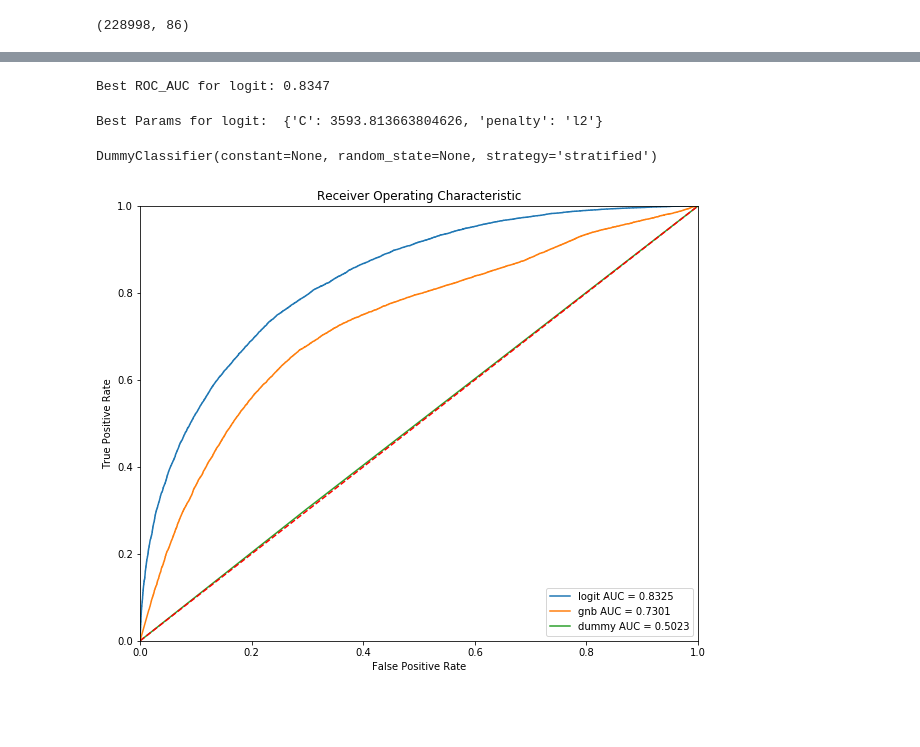
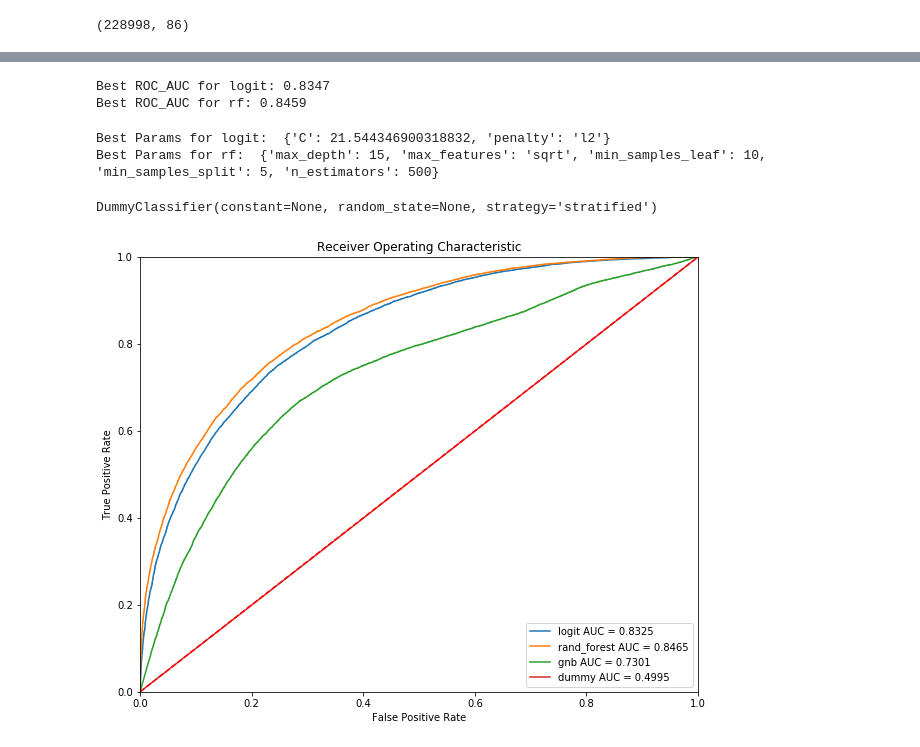
Before and after one commit to yiuhyuk/Project_3_Metis, a Jupyter notebook: all_lc_data_logit_model.ipynb, the cells around one changed output, grey strips where cells are left out. Saved outputs shown, nothing was run; the diff lists cells and outputs as text; code cells hidden in the pictures; blank space fills up the shorter version.

```diff
--- a/all_lc_data_logit_model.ipynb
+++ b/all_lc_data_logit_model.ipynb
@@ -302,6 +302,11 @@ x_norm_train = scaler.transform(x_train)
 x_norm_val = scaler.transform(x_val)
 x_norm_test = scaler.transform(x_test)
 x_norm_mid = scaler.transform(x_mid)
+
+# Change intercept back to 1
+x_norm_train[:,0] = 1
+x_norm_val[:,0] = 1
+x_norm_test[:,0] = 1
 # %%
 # Run CV with 5 folds (logit)
 
@@ -332,3 +337,18 @@ GridSearchCV(cv=5, error_score='raise-deprecating',
        1.66810e+02, 4.64159e+02, 1.29155e+03, 3.59381e+03, 1.00000e+04]), 'penalty': ['l2']},
        pre_dispatch='2*n_jobs', refit=True, return_train_score='warn',
        scoring='roc_auc', verbose=10)
+# %%
+# Run CV with 5 folds (Random Forest)
+
+# Create the parameter grid based on the results of random search
+param_grid = {
+    'max_depth': [5, 10, 15],
+    'max_features': ['sqrt'],
+    'min_samples_leaf': [10, 20],
+    'min_samples_split': [2, 5],
+    'n_estimators': [500, 700]
+}
+
+rf = RandomForestClassifier()
+rf_grid = GridSearchCV(rf, param_grid, cv=5, scoring='roc_auc', verbose=10, n_jobs=-1)
+rf_grid.fit(x_norm_train, y_train)
@@ -341,16 +388,18 @@ gnb_best = gnb.fit(x_norm_train, y_train)
 #print('Best ROC_AUC for knn: %0.4f' % knn_grid.best_score_)
 print('Best ROC_AUC for logit: %0.4f' % logistic_grid.best_score_)
 #print('Best ROC_AUC for svm: %0.4f' % svm_grid.best_score_)
-#print('Best ROC_AUC for rf: %0.4f' % rf_grid.best_score_)
+print('Best ROC_AUC for rf: %0.4f' % rf_grid.best_score_)
 # %% [output]
 Best ROC_AUC for logit: 0.8347
+Best ROC_AUC for rf: 0.8459
 # %%
 #print('Best Params for knn: ', knn_grid.best_params_)
 print('Best Params for logit: ', logistic_grid.best_params_)
 #print('Best Params for svm: ', svm_grid.best_params_)
-#print('Best Params for rf: ', rf_grid.best_params_)
+print('Best Params for rf: ', rf_grid.best_params_)
 # %% [output]
-Best Params for logit:  {'C': 3593.813663804626, 'penalty': 'l2'}
+Best Params for logit:  {'C': 21.544346900318832, 'penalty': 'l2'}
+Best Params for rf:  {'max_depth': 15, 'max_features': 'sqrt', 'min_samples_leaf': 10, 'min_samples_split': 5, 'n_estimators': 500}
 # %%
 # Fit Dummy Classifier
 from sklearn.dummy import DummyClassifier
@@ -363,34 +412,35 @@ DummyClassifier(constant=None, random_state=None, strategy='stratified')
 # ROC for testing
 
 model_list = [logistic_grid.best_estimator_,
+              rf_grid.best_estimator_,
               gnb_best,
               dummy]
-model_name = ['logit', 'gnb', 'dummy']
+model_name = ['logit', 'rand_forest', 'gnb', 'dummy']
 
 
 # Plot ROC curve for all my models
 fig, ax = plt.subplots(figsize=(10,8))
 for i, model in enumerate(model_list):
     if model == 'ensemble':
         w1 = 0.60
         w2 = 0.30
         y_pred = (w1*logistic_grid.best_estimator_.predict_proba(x_norm_val)[:,1]
                   + w2*rf_grid.best_estimator_.predict_proba(x_norm_val)[:,1]
                   + (1-w1-w2)*gnb_best.predict_proba(x_norm_val)[:,1])
     else:
         y_pred = list(model.predict_proba(x_norm_val)[:,1])
     fpr, tpr, threshold = metrics.roc_curve(y_val, y_pred)
     roc_auc = metrics.auc(fpr, tpr)
     plt.plot(fpr, tpr, label = (model_name[i] + ' AUC = %0.4f' % roc_auc))
 
 plt.legend(loc = 'lower right')
 plt.title('Receiver Operating Characteristic')
 plt.plot([0, 1], [0, 1],'r--')
 plt.xlim([0, 1])
 plt.ylim([0, 1])
 plt.ylabel('True Positive Rate')
 plt.xlabel('False Positive Rate')
 plt.show()
 # %% [output]
-[figure, old version]
+[figure, new version]
 # %%
```
Also changed, not shown: parts of 4 cells of this notebook.
